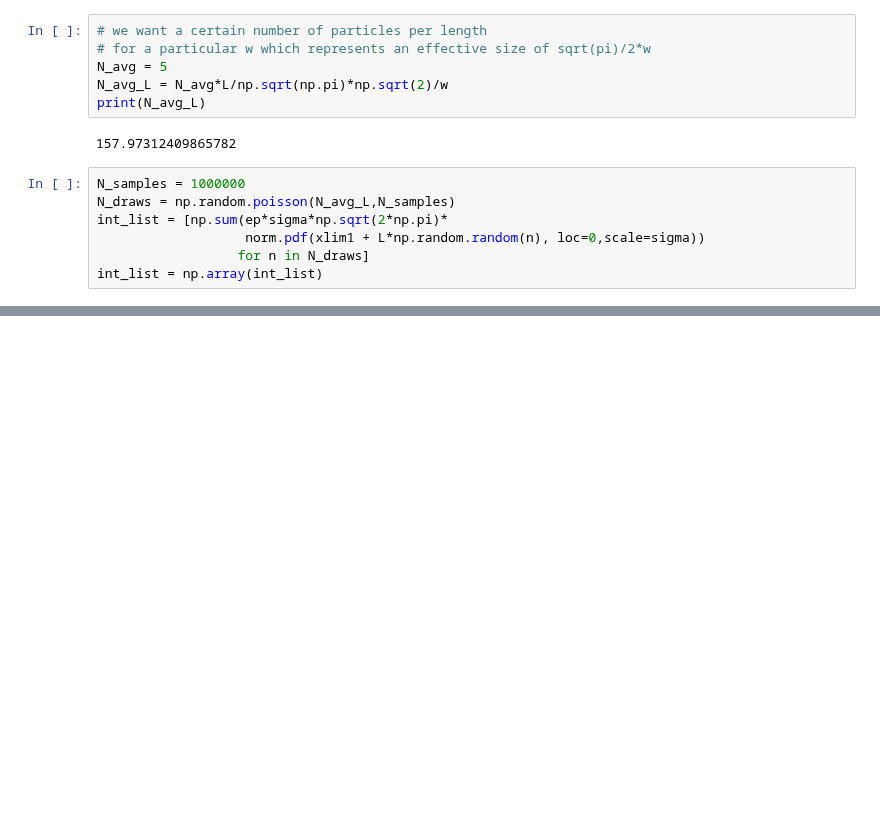
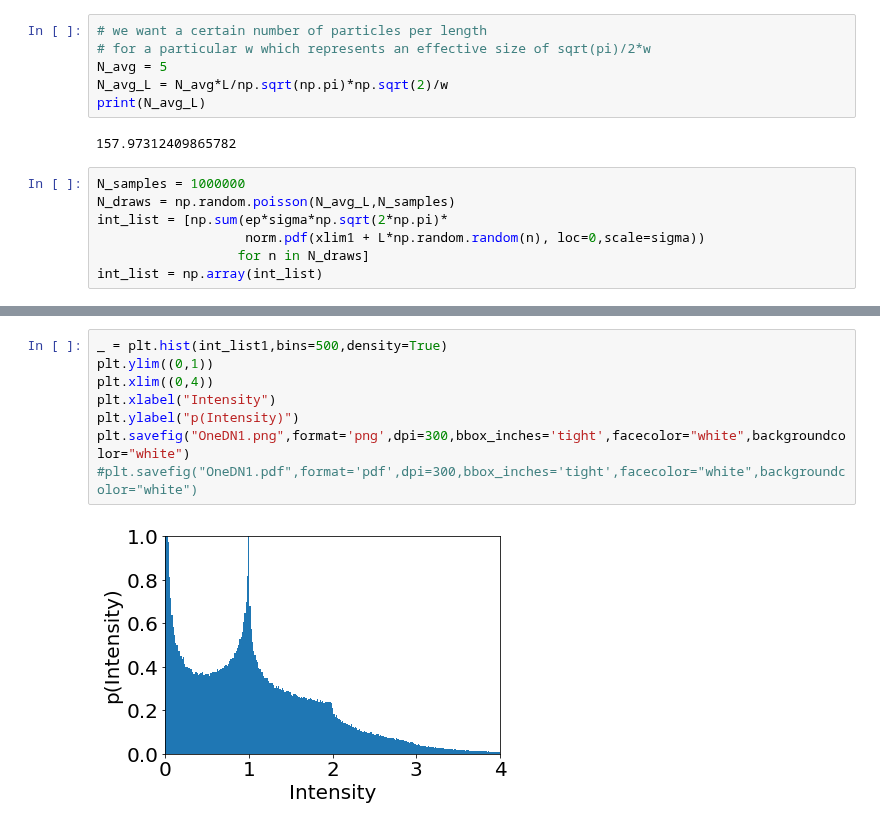
Before and after one commit to hstrey/FCS-simulations, a Jupyter notebook: OneD_intensity_dist_simulation.ipynb, the cells around one changed output, grey strips where cells are left out. Cells and saved outputs as stored; diff of their text form; blank space fills up the shorter version.

```diff
--- a/OneD_intensity_dist_simulation.ipynb
+++ b/OneD_intensity_dist_simulation.ipynb
@@ -70,0 +110,10 @@ int_list.mean()
+# %%
+_ = plt.hist(int_list1,bins=500,density=True)
+plt.ylim((0,1))
+plt.xlim((0,4))
+plt.xlabel("Intensity")
+plt.ylabel("p(Intensity)")
+plt.savefig("OneDN1.png",format='png',dpi=300,bbox_inches='tight',facecolor="white",backgroundcolor="white")
+#plt.savefig("OneDN1.pdf",format='pdf',dpi=300,bbox_inches='tight',facecolor="white",backgroundcolor="white")
+# %% [output]
+[figure, added]
```
Also changed, not shown: parts of 12 cells of this notebook, 1 other file.
